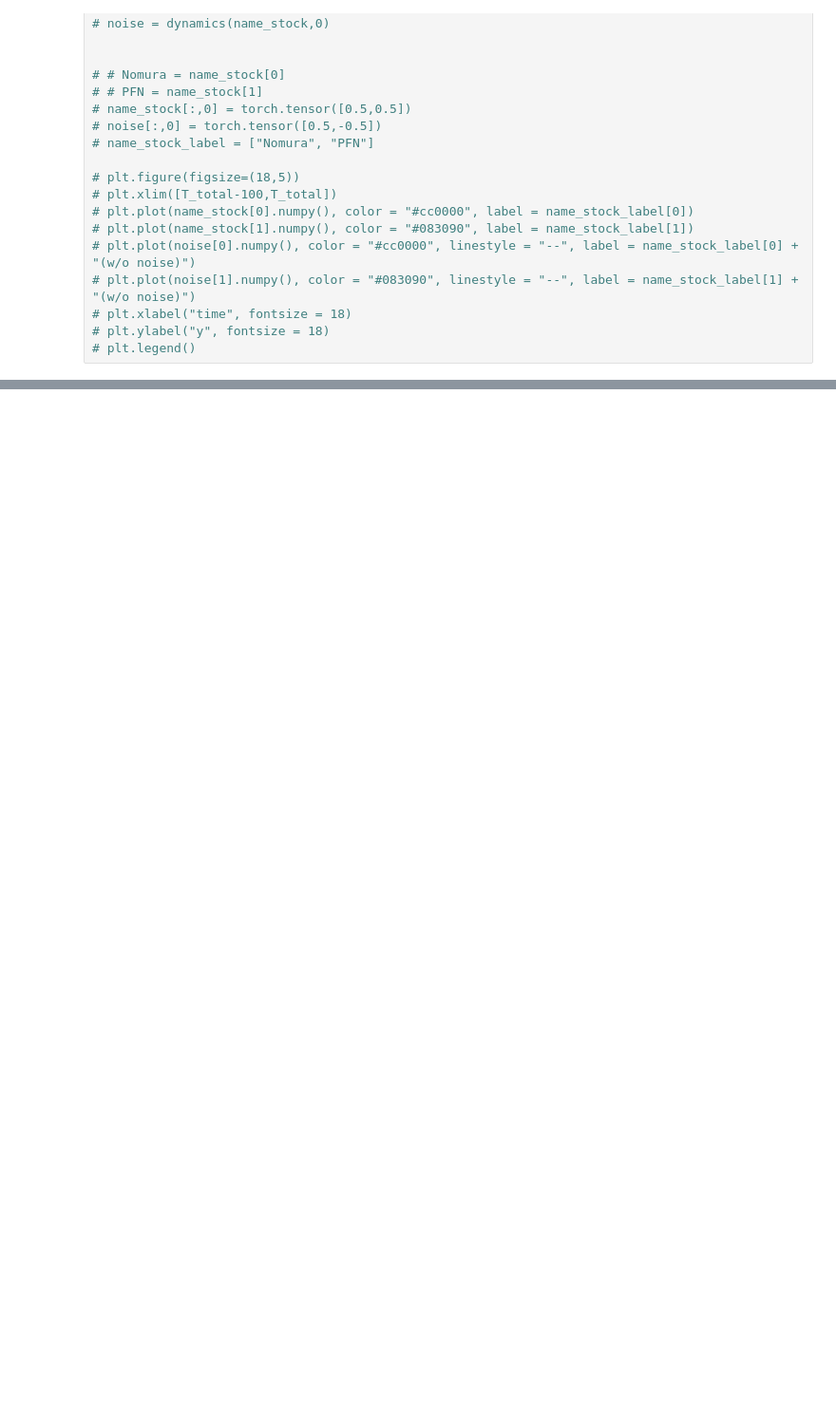
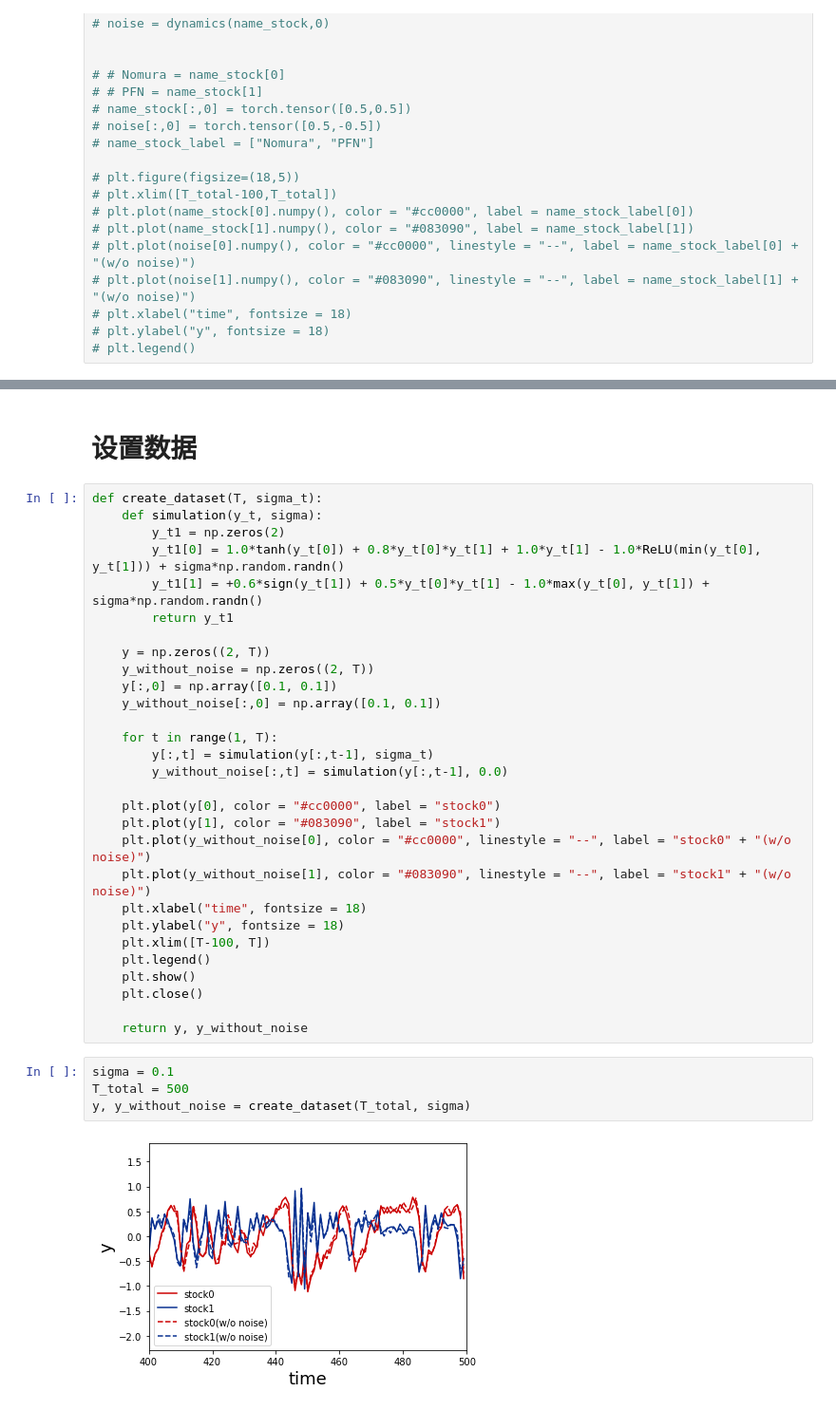
Before and after one commit to Zxser/Quantitative-analysis, a Jupyter notebook: C-择时类/”Trader-Company“集成算法交易策略/Trader_Company.ipynb, the cells around one changed output, grey strips where cells are left out. Shown: that part at 95% size. Cells and saved outputs as stored; diff of their text form; blank space fills up the shorter version.

```diff
--- a/C-择时类/”Trader-Company“集成算法交易策略/Trader_Company.ipynb
+++ b/C-择时类/”Trader-Company“集成算法交易策略/Trader_Company.ipynb
@@ -229,0 +571,37 @@ class Trader():
+# %% [markdown]
+# 设置数据
+# %%
+def create_dataset(T, sigma_t):
+    def simulation(y_t, sigma):
+        y_t1 = np.zeros(2)
+        y_t1[0] = 1.0*tanh(y_t[0]) + 0.8*y_t[0]*y_t[1] + 1.0*y_t[1] - 1.0*ReLU(min(y_t[0], y_t[1])) + sigma*np.random.randn()
+        y_t1[1] = +0.6*sign(y_t[1]) + 0.5*y_t[0]*y_t[1] - 1.0*max(y_t[0], y_t[1]) + sigma*np.random.randn()
+        return y_t1
+
+    y = np.zeros((2, T))
+    y_without_noise = np.zeros((2, T))
+    y[:,0] = np.array([0.1, 0.1])
+    y_without_noise[:,0] = np.array([0.1, 0.1])
+
+    for t in range(1, T):
+        y[:,t] = simulation(y[:,t-1], sigma_t)
+        y_without_noise[:,t] = simulation(y[:,t-1], 0.0)
+
+    plt.plot(y[0], color = "#cc0000", label = "stock0")
+    plt.plot(y[1], color = "#083090", label = "stock1")
+    plt.plot(y_without_noise[0], color = "#cc0000", linestyle = "--", label = "stock0" + "(w/o noise)")
+    plt.plot(y_without_noise[1], color = "#083090", linestyle = "--", label = "stock1" + "(w/o noise)")
+    plt.xlabel("time", fontsize = 18)
+    plt.ylabel("y", fontsize = 18)
+    plt.xlim([T-100, T])
+    plt.legend()
+    plt.show()
+    plt.close()
+
+    return y, y_without_noise
+# %%
+sigma = 0.1
+T_total = 500
+y, y_without_noise = create_dataset(T_total, sigma)
+# %% [output]
+[figure, added]
```
Also changed, not shown: parts of 14 cells of this notebook, 2 other files.
